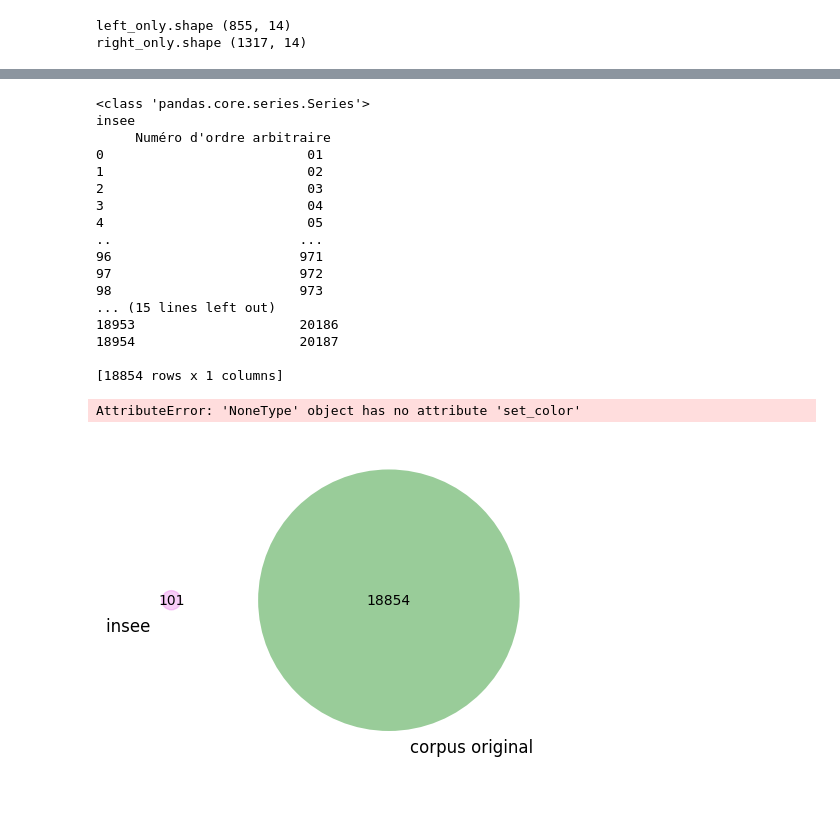
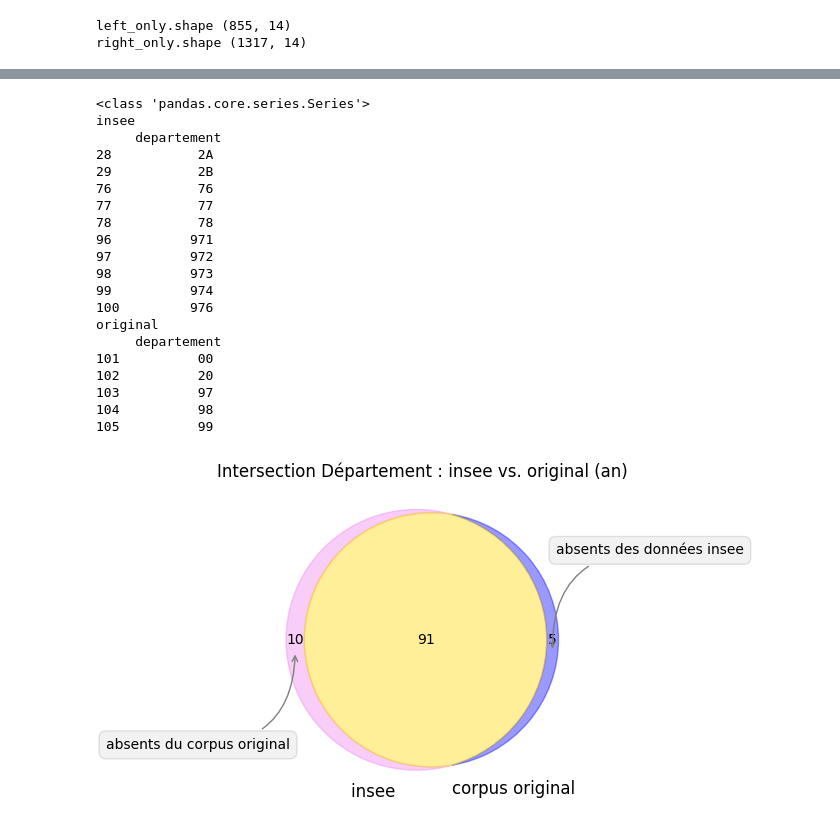
Before and after one commit to PSIG-EHESS/CahiersCitoyens, a Jupyter notebook: comparaison.ipynb, the cells around one changed output, grey strips where cells are left out. Saved outputs shown, nothing was run; the diff lists cells and outputs as text; code cells hidden in the pictures; blank space fills up the shorter version.

```diff
--- a/comparaison.ipynb
+++ b/comparaison.ipynb
@@ -137,15 +159,20 @@ Name: departement, Length: 225045, dtype: object
 # %%
 # choix de la variable à observer :
-# nos variables d'interêt : "Code INSEE", "departement", "Numéro d'ordre arbitraire" (arbitraires valent seulmt pour notre corpus)
+# un indice pour choisir la variable à tester (numéro arbitraire -aka id carnet- ne s'applique qu'aux comparaison inter corpus)
+
 info_recherche = ["Code INSEE", "departement", "Numéro d'ordre arbitraire"]
 noms = ["Communes", "Département", "Carnets (numéro d'ordre arbitraire)"]
-choix = 2
+choix = 1
+
 
 # compte le nombre de contributions pour chaque code
+
 processed_groupdf = df_processed.groupby([info_recherche[choix]]).size().reset_index()
 print("GROUPBY processed SAMPLE seulement\n",processed_groupdf.sample(1))
 
-# merge outer entre processed et original selon les codes (commune ou insee)
+
+# merge outer entre processed et original selon l'indice choix (commune ou dpt ou id carnet)
+
 uniques_original = pd.DataFrame(pd.unique(df_original[info_recherche[choix]]), columns=[info_recherche[choix]]).reset_index(drop=True)
 print("uniques_original.shape : ",uniques_original.shape)
 uniques_processed = pd.DataFrame(pd.unique(df_processed[info_recherche[choix]]), columns=[info_recherche[choix]]).reset_index(drop = True)
@@ -154,6 +181,8 @@ merge_df = pd.merge(uniques_original, uniques_processed, on=[info_recherche[choi
 # NOTE : ceux la peuvent être comparer entre eux car ils sont le même type d'objet
 
 # fait deux merge, un sur le outer left et un sur le outer right pour récup les codes exclus chacuns par l'autre
+# processed vs. original + ecrit les listes exclues de chacuns dans un csv
+
 dict_of_df = {}
 for i in [0,1] :
     mer = ["left_only", "right_only"]
@@ -162,6 +191,6 @@ for i in [0,1] :
     print("MERGE result shape : "+nam[i], result.shape)
     print("MERGE result sample 10 : "+nam[i], "\n")
 
-    # result.to_csv(noms[choix]+"_seulement_dans_"+nam[i]+"_pour_original_vs_processed", columns=[info_recherche[choix]], index = False)
+    result.to_csv(noms[choix]+"_seulement_dans_"+nam[i]+"_pour_original_vs_processed.csv", columns=[info_recherche[choix]], index = False)
 # %% [output]
 GROUPBY processed SAMPLE seulement
@@ -205,7 +246,8 @@ plt.savefig('original_vs_modifie_dpt.png', format = "png", dpi = 800)
 # comparaison insee stats vs. corpus processed stats
 
 # retrieve insee datas from insee csv
-# retrieve dept values only, from insee df into a df and rename the column
+# retrieve dept or communes values only, from insee df into a df and rename the column
+
 if choix == 0 :
     df_communes = pd.read_csv("cog_ensemble_2019_csv/communes-01012019.csv", sep = ",")
     df_insee = pd.Series(df_communes["com"], name=info_recherche[choix]).reset_index(drop = True)
@@ -216,16 +258,17 @@ else :
 
 
 # create a df with departement only from the processed df (csv), sort them -> they now can be used on compare with insee sheets (bc same objects types I guessed)
+
 processed_compare_df = pd.unique(df_processed[info_recherche[choix]])
 processed_compare_df = pd.Series(np.sort(processed_compare_df), name=info_recherche[choix], dtype=str).reset_index(drop = True)
 shape_processed = processed_compare_df.shape
+
 # merge the two
+
 merged_departement = pd.merge(df_insee.astype(str), processed_compare_df.astype(str), how='outer', indicator='source')
 print(uniques_processed)
-# error with dataframes object : some identicals are seen as different (check or apply solution here to the previously merged files)
 
-# compare the two series
-# "Can only compare identically-labeled Series objects" : serie .compare() doit avoir le meme nombre rows
+# compare the two series and save the exclusion of each
 for i in [0,1] :
     mer = ["left_only", "right_only"]
     nam = ["insee", "processed"]
@@ -233,5 +276,5 @@ for i in [0,1] :
     print(nam[i],"\n",  result)
     print(nam[i]," shape\n",  result.shape)
 
-    # result.to_csv(noms[choix]+"_seulement_dans_"+nam[i]+"_pour_insee_vs_processed", columns=[info_recherche[choix]], index = False)
+    result.to_csv(noms[choix]+"_seulement_dans_"+nam[i]+"_pour_insee_vs_processed.csv", columns=[info_recherche[choix]], index = False)
 # %% [output]
@@ -284,59 +330,67 @@ plt.savefig('insee_vs_modifie_dpt.png', format = "png", dpi = 1000)
 # %%
-# comparaison insee stats vs. corpus original AN stats
+# comparaison insee stats vs. corpus original de l'AN stats
 
 compare_original = pd.unique(df_original[info_recherche[choix]])
 compare_original = pd.Series(np.sort(compare_original), name=info_recherche[choix], dtype=str).reset_index(drop = True)
 print(type(compare_original))
 original_shape = compare_original.shape
 insee_shape = df_insee.shape
+
 # merge the two
+
 merged_departement = pd.merge(df_insee.astype(str), compare_original.astype(str), how='outer', indicator='source')
-# error with dataframes object : some identicals are seen as different (check or apply solution here to the previously merged files)
 
-# compare the two series
+# compare the two series and save them
 # "Can only compare identically-labeled Series objects" : serie .compare() doit avoir le meme nombre rows
+
 for i in [0,1] :
     mer = ["left_only", "right_only"]
     nam = ["insee", "original"]
     result = merged_departement[merged_departement.source.eq(mer[i])].drop('source', axis=1)
     print(nam[i],"\n",  result)
 
-    # result.to_csv(noms[choix]+"_seulement_dans_"+nam[i]+"_pour_insee_vs_original", columns=[info_recherche[choix]], index = False)
+    result.to_csv(noms[choix]+"_seulement_dans_"+nam[i]+"_pour_insee_vs_original.csv", columns=[info_recherche[choix]], index = False)
+
+
+# show the inclusion - exclusion with venn diagram
+
 plt.figure(figsize=(8,4))
 
 v = mv.venn2([set(list(df_insee)), set(list(compare_original))], set_labels= ("insee    ", "    corpus original"))
 v.get_patch_by_id('10').set_color('violet')
 v.get_patch_by_id('11').set_color('gold')
 
 v.get_patch_by_id('01').set_color('blue')
 # v.get_patch_by_id('11').set_color('pink')
 plt.title("Intersection "+noms[choix]+" : insee vs. original (an)")
 plt.annotate('absents du corpus original', xy=v.get_label_by_id('10').get_position() - np.array([0, 0.05]), xytext=(-70,-70),
              ha='center', textcoords='offset points', bbox=dict(boxstyle='round,pad=0.5', fc='gray', alpha=0.1),
              arrowprops=dict(arrowstyle='->', connectionstyle='arc3,rad=0.5',color='gray'))
 plt.annotate('absents des données insee', xy=v.get_label_by_id('01').get_position() - np.array([0, 0.05]), xytext=(70,70),
              ha='center', textcoords='offset points', bbox=dict(boxstyle='round,pad=0.5', fc='gray', alpha=0.1),
              arrowprops=dict(arrowstyle='->', connectionstyle='arc3,rad=0.5',color='gray'))
-plt.savefig('insee_vs_original_departement.png', format = "png", dpi = 1000)
+plt.savefig("insee_vs_original_"+noms[choix]+".png", format = "png", dpi = 1000)
 plt.show(v)
 # %% [output]
 <class 'pandas.core.series.Series'>
 insee
-     Numéro d'ordre arbitraire
-0                          01
-1                          02
-2                          03
-3                          04
-4                          05
-..                        ...
-96                        971
-97                        972
-98                        973
-... (15 lines left out)
-18953                     20186
-18954                     20187
-
-[18854 rows x 1 columns]
+     departement
+28           2A
+29           2B
+76           76
+77           77
+78           78
+96          971
+97          972
+98          973
+99          974
+100         976
+original
+     departement
+101          00
+102          20
+103          97
+104          98
+105          99
-AttributeError: 'NoneType' object has no attribute 'set_color'
-[figure, old version]
+[figure, new version]
 # %%
```
Also changed, not shown: parts of 12 cells of this notebook, 3 other files.
